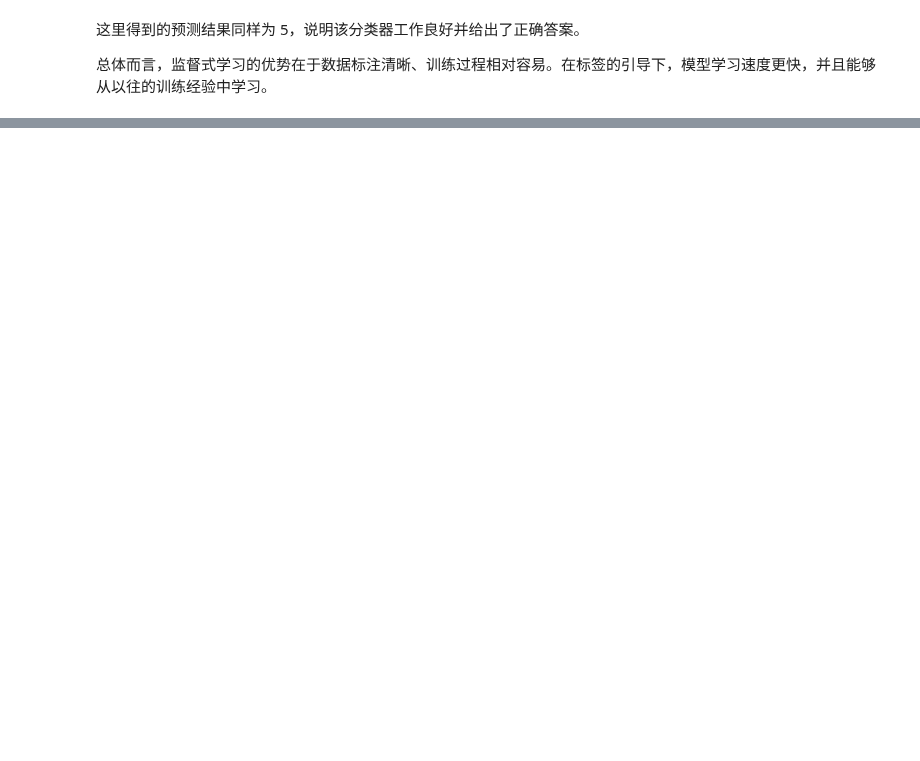
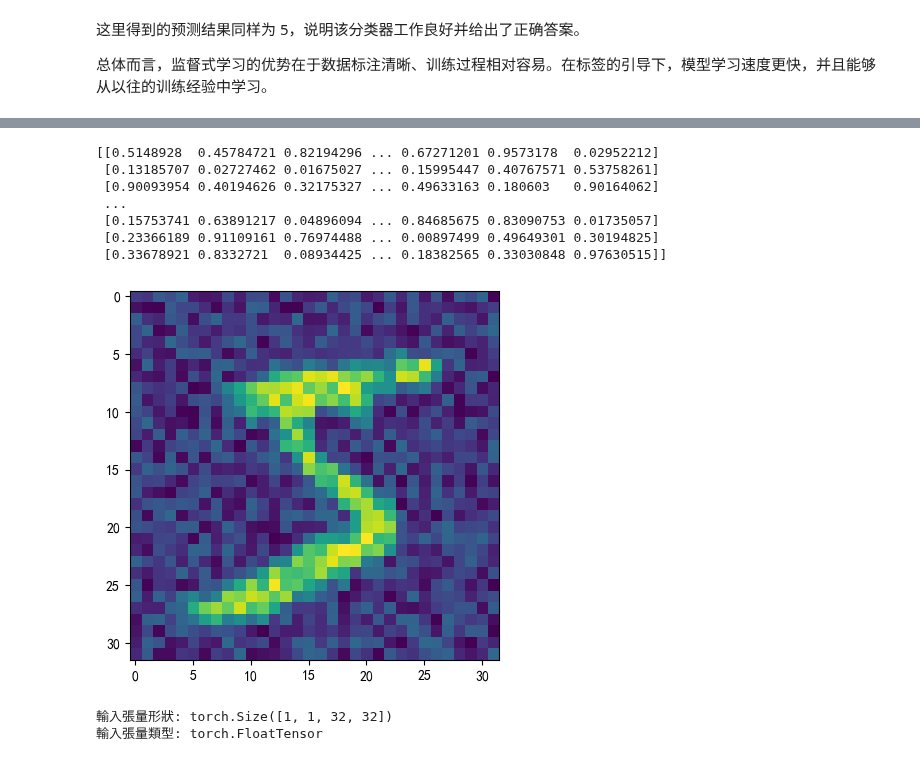
Before and after one commit to pokai-huang0828/UTS_workspace, a Jupyter notebook: Cybersecurity Analytics and Insights/A3/Train a deep learning classifier-1_translated.ipynb, the cells around one changed output, grey strips where cells are left out. Cells and saved outputs as stored; diff of their text form; code cells hidden in the pictures; blank space fills up the shorter version.

```diff
--- a/Cybersecurity Analytics and Insights/A3/Train a deep learning classifier-1_translated.ipynb
+++ b/Cybersecurity Analytics and Insights/A3/Train a deep learning classifier-1_translated.ipynb
@@ -244,0 +348,28 @@ print(predicted)
+# %%
+# Making an image with noise
+
+noiseMatrix = np.random.random((32,32))
+print(noiseMatrix)
+
+# 將噪聲矩陣轉換為 PyTorch 張量，並添加必要的維度以符合模型的輸入要求。這裡，我們將噪聲矩陣從形狀 [32, 32] 轉換為 [1, 1, 32, 32]，其中第一個維度表示批次大小（batch size），第二個維度表示通道數（channel），後兩個維度表示圖像的高度和寬度。
+img1 = img + noiseMatrix
+plt.imshow(img1)
+plt.show()
+# %% [output]
+[[0.5148928  0.45784721 0.82194296 ... 0.67271201 0.9573178  0.02952212]
+ [0.13185707 0.02727462 0.01675027 ... 0.15995447 0.40767571 0.53758261]
+ [0.90093954 0.40194626 0.32175327 ... 0.49633163 0.180603   0.90164062]
+ ...
+ [0.15753741 0.63891217 0.04896094 ... 0.84685675 0.83090753 0.01735057]
+ [0.23366189 0.91109161 0.76974488 ... 0.00897499 0.49649301 0.30194825]
+ [0.33678921 0.8332721  0.08934425 ... 0.18382565 0.33030848 0.97630515]]
+[figure, added]
+# %%
+# 將噪聲矩陣轉換為 PyTorch 張量，並添加必要的維度以符合模型的輸入要求。這裡，我們將噪聲矩陣從形狀 [32, 32] 轉換為 [1, 1, 32, 32]，其中第一個維度表示批次大小（batch size），第二個維度表示通道數（channel），後兩個維度表示圖像的高度和寬度。
+
+images = torch.tensor(img1, dtype=torch.float32).unsqueeze(0).unsqueeze(0).to(device)
+print(f"輸入張量形狀: {images.shape}")
+print(f"輸入張量類型: {images.type()}")
+# %% [output]
+輸入張量形狀: torch.Size([1, 1, 32, 32])
+輸入張量類型: torch.FloatTensor
```
Also changed, not shown: parts of 14 cells of this notebook, 12 other files.
